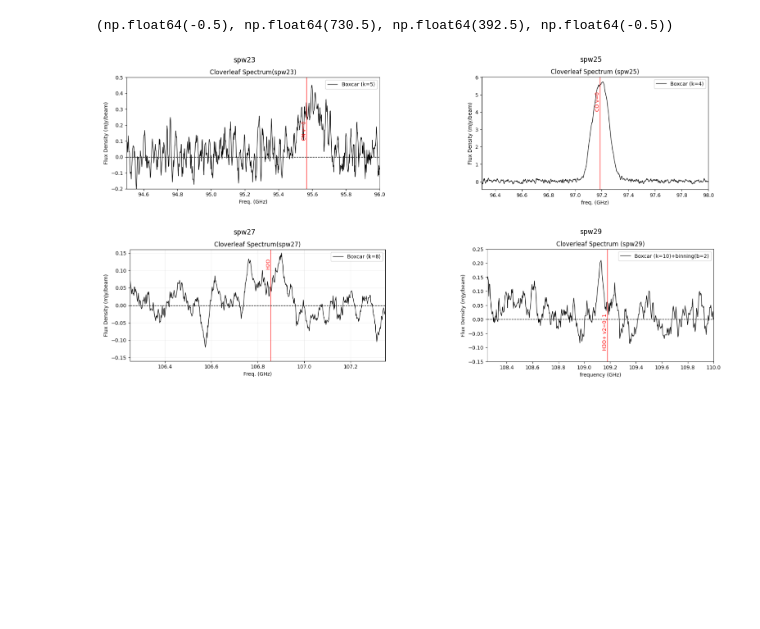
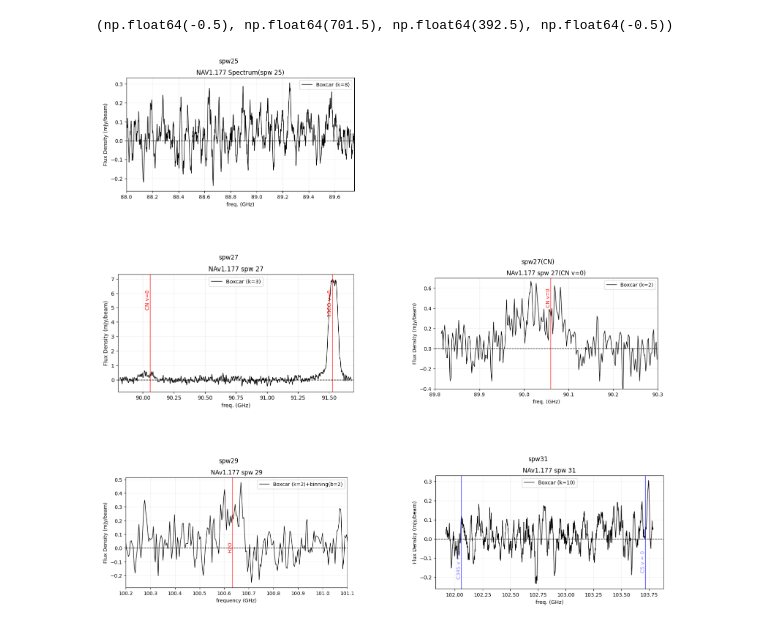
Before and after one commit to 000RF/spectral-line, a Jupyter notebook: figures/NAv1.177/all.ipynb, the cells around one changed output. Saved outputs shown, nothing was run; the diff lists cells and outputs as text; code cells hidden in the pictures; blank space fills up the shorter version.

```diff
--- a/figures/NAv1.177/all.ipynb
+++ b/figures/NAv1.177/all.ipynb
@@ -2,27 +2,34 @@
 import matplotlib.pyplot as plt
 import matplotlib.image as mpimg
 # %%
-img1 = mpimg.imread("spw23.png")
-img2 = mpimg.imread("spw25.png")
-img3 = mpimg.imread("spw27.png")
+img1 = mpimg.imread("spw25.png")
+img2 = mpimg.imread("spw27.png")
+img3 = mpimg.imread("spw27(CN).png")
 img4 = mpimg.imread("spw29.png")
+img5 = mpimg.imread("spw31.png")
 # %%
-fig, axs = plt.subplots(2, 2, figsize=(20, 10))
+fig, axs = plt.subplots(3, 2, figsize=(20, 20))
 axs[0, 0].imshow(img1)
-axs[0, 0].set_title('spw23')
+axs[0, 0].set_title('spw25')
 axs[0, 0].axis('off')
 
-axs[0, 1].imshow(img2)
-axs[0, 1].set_title('spw25')
 axs[0, 1].axis('off')
 
-axs[1, 0].imshow(img3)
+axs[1, 0].imshow(img2)
 axs[1, 0].set_title('spw27')
 axs[1, 0].axis('off')
 
-axs[1, 1].imshow(img4)
-axs[1, 1].set_title('spw29')
+axs[1, 1].imshow(img3)
+axs[1, 1].set_title('spw27(CN)')
 axs[1, 1].axis('off')
+
+axs[2, 0].imshow(img4)
+axs[2, 0].set_title('spw29')
+axs[2, 0].axis('off')
+
+axs[2, 1].imshow(img5)
+axs[2, 1].set_title('spw31')
+axs[2, 1].axis('off')
 # %% [output]
-(np.float64(-0.5), np.float64(730.5), np.float64(392.5), np.float64(-0.5))
+(np.float64(-0.5), np.float64(701.5), np.float64(392.5), np.float64(-0.5))
-[figure, old version]
+[figure, new version]
```
Also changed, not shown: 5 other files.
